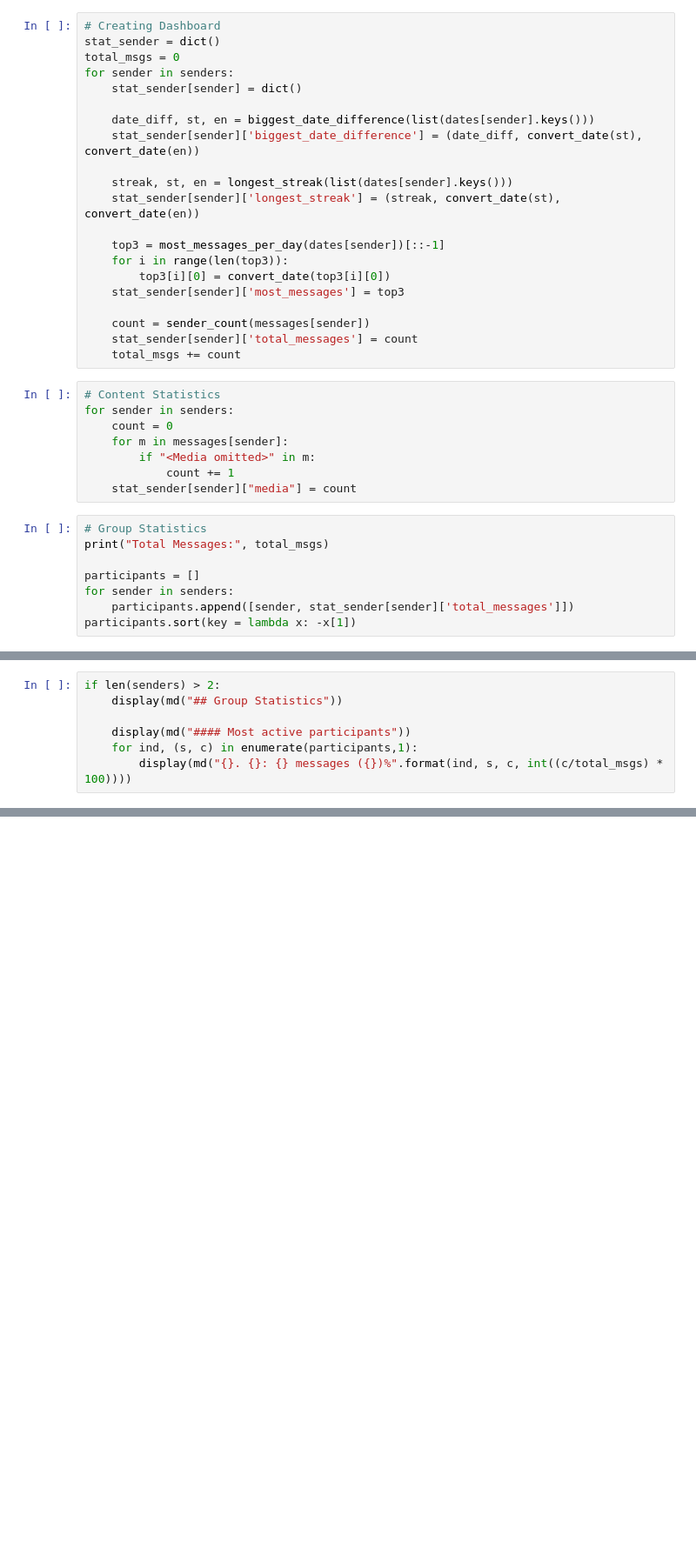
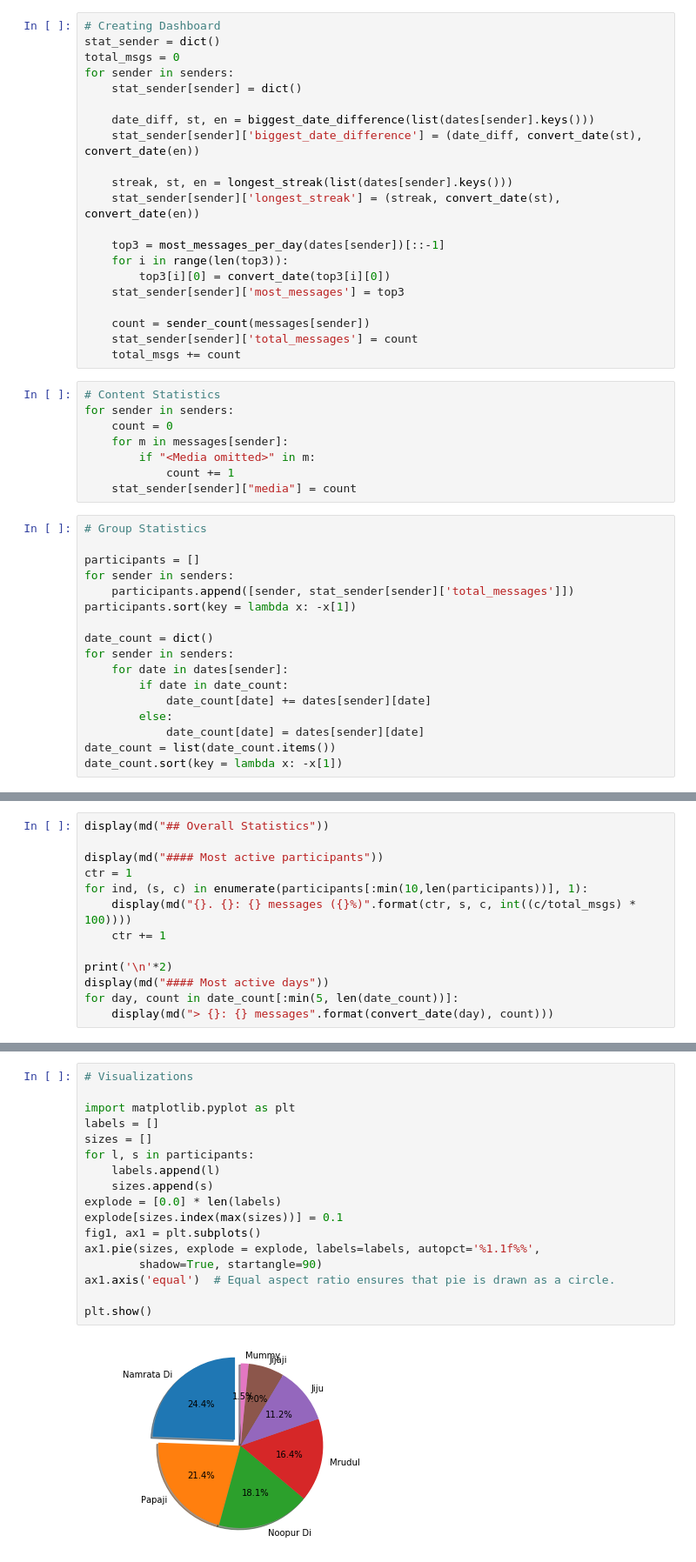
Before and after one commit to ZER0-C0oL/whatsapp-chat-analysis-and-visualization, a Jupyter notebook: chat_analysis.ipynb, the cells around one changed output, grey strips where cells are left out. Shown at 87% size. Drawn from its saved outputs; the diff is of its cells as text; blank space fills up the shorter version.

```diff
--- a/chat_analysis.ipynb
+++ b/chat_analysis.ipynb
@@ -157,9 +157,18 @@ for sender in senders:
     stat_sender[sender]["media"] = count
 # %%
 # Group Statistics
-print("Total Messages:", total_msgs)
 
 participants = []
 for sender in senders:
     participants.append([sender, stat_sender[sender]['total_messages']])
 participants.sort(key = lambda x: -x[1])
+
+date_count = dict()
+for sender in senders:
+    for date in dates[sender]:
+        if date in date_count:
+            date_count[date] += dates[sender][date]
+        else:
+            date_count[date] = dates[sender][date]
+date_count = list(date_count.items())
+date_count.sort(key = lambda x: -x[1])
@@ -215,8 +204,14 @@ for ctr, sender in enumerate(senders,1):
 # %%
-if len(senders) > 2:
-    display(md("## Group Statistics"))
+display(md("## Overall Statistics"))
 
-    display(md("#### Most active participants"))
-    for ind, (s, c) in enumerate(participants,1):
-        display(md("{}. {}: {} messages ({})%".format(ind, s, c, int((c/total_msgs) * 100))))
+display(md("#### Most active participants"))
+ctr = 1
+for ind, (s, c) in enumerate(participants[:min(10,len(participants))], 1):
+    display(md("{}. {}: {} messages ({}%)".format(ctr, s, c, int((c/total_msgs) * 100))))
+    ctr += 1
+
+print('\n'*2)
+display(md("#### Most active days"))
+for day, count in date_count[:min(5, len(date_count))]:
+    display(md("> {}: {} messages".format(convert_date(day), count)))
 # %% [output]
@@ -226,0 +231,19 @@ if len(senders) > 2:
+# %%
+# Visualizations
+
+import matplotlib.pyplot as plt
+labels = []
+sizes = []
+for l, s in participants:
+    labels.append(l)
+    sizes.append(s)
+explode = [0.0] * len(labels)
+explode[sizes.index(max(sizes))] = 0.1
+fig1, ax1 = plt.subplots()
+ax1.pie(sizes, explode = explode, labels=labels, autopct='%1.1f%%',
+        shadow=True, startangle=90)
+ax1.axis('equal')  # Equal aspect ratio ensures that pie is drawn as a circle.
+
+plt.show()
+# %% [output]
+[figure, added]
```
Also changed, not shown: parts of 5 cells of this notebook, 7 other files.
